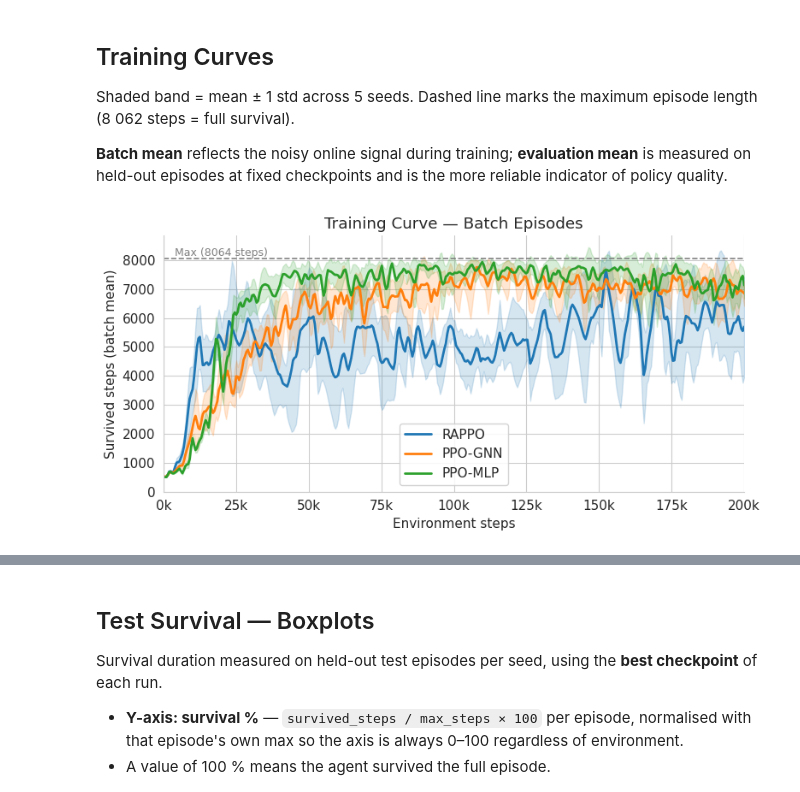
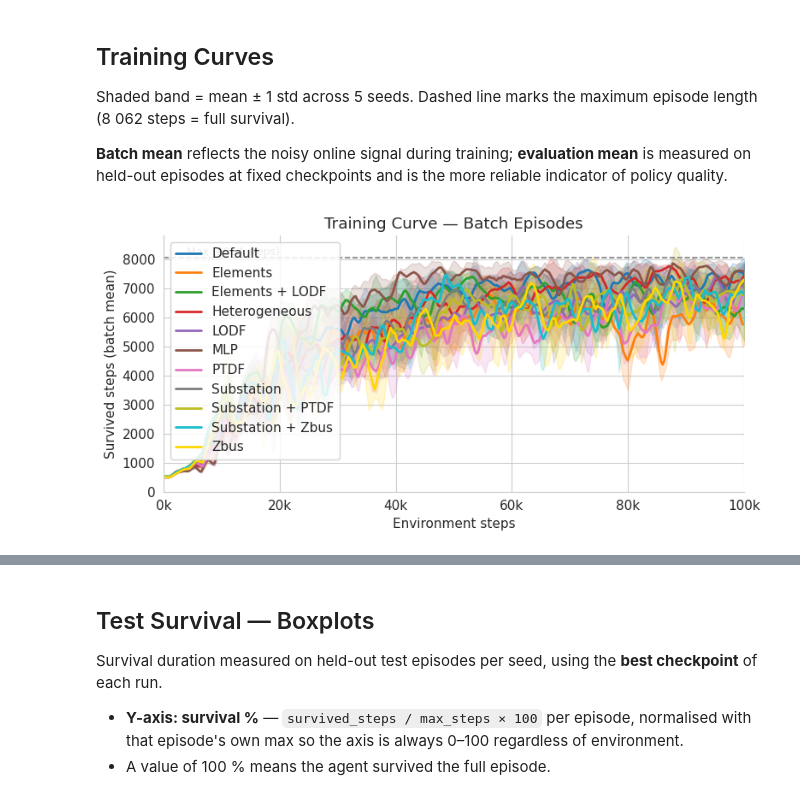
Before and after one commit to AdrianDegenkolb/NRI-for-explainable-RL-in-Power-Grids, a Jupyter notebook: experiments/compare_survival.ipynb, the cells around one changed output, grey strips where cells are left out. Saved outputs shown, nothing was run; the diff lists cells and outputs as text; code cells hidden in the pictures.

Commit message:
Rerun survival comparison notebook with different observation spaces

```diff
--- a/experiments/compare_survival.ipynb
+++ b/experiments/compare_survival.ipynb
@@ -109,9 +133,13 @@ for method, cfg in METHODS.items():
     dirs = sorted(ROOT.glob(cfg["glob"]))
     train_list, eval_list, surv_list = [], [], []
     for d in dirs:
-        train_list.append(load_tb_curve(d, TAG_TRAIN, STEP_GRID))
-        eval_list.append(load_tb_curve(d, TAG_EVAL,  STEP_GRID))
-        surv_list.append(load_survival(d))
+        try:
+            train_list.append(load_tb_curve(d, TAG_TRAIN, STEP_GRID))
+            eval_list.append(load_tb_curve(d, TAG_EVAL,  STEP_GRID))
+            surv_list.append(load_survival(d))
+        except KeyError as e:
+            print(f"method {method}: error reading data from {d}: \n{e}")
+
     curves[method]   = {"train": np.array(train_list), "eval": np.array(eval_list)}
     survival[method] = surv_list
     ep_max = int(surv_list[0]["max_steps"].max()) if surv_list else "?"
@@ -143,35 +183,35 @@ def plot_training_curve(tag_key: str, title: str, ylabel: str, filename: str) ->
     for method, cfg in METHODS.items():
         arr  = curves[method][tag_key]   # (N_SEEDS, len(STEP_GRID))
         mean = arr.mean(axis=0)
         std  = arr.std(axis=0)
         ax.plot(STEP_GRID, mean, label=method, color=cfg["color"], lw=2)
         ax.fill_between(STEP_GRID, mean - std, mean + std,
                         color=cfg["color"], alpha=0.18)
 
     ax.axhline(MAX_EP_STEPS, ls="--", color="gray", lw=1.2)
     ax.text(4_000, MAX_EP_STEPS + 80, f"Max ({MAX_EP_STEPS} steps)",
             color="gray", fontsize=9)
     ax.set_title(title)
     ax.set_xlabel("Environment steps")
     ax.set_ylabel(ylabel)
     ax.xaxis.set_major_formatter(mticker.FuncFormatter(lambda x, _: f"{int(x/1_000)}k"))
-    ax.set_xlim(0, 200_000)
+    ax.set_xlim(0, N_STEPS)
     ax.set_ylim(bottom=0)
     ax.legend(framealpha=0.85)
     sns.despine(ax=ax)
     plt.tight_layout()
     fig.savefig(FIGURES / filename, dpi=150)
     plt.show()
 
 
 plot_training_curve(
     "train",
     "Training Curve — Batch Episodes",
     "Survived steps (batch mean)",
     "training_curve_batch.png",
 )
 # %% [output]
-[figure, old version]
+[figure, new version]
 # %%
 plot_training_curve(
     "eval",
```
Also changed, not shown: parts of 9 cells of this notebook.
